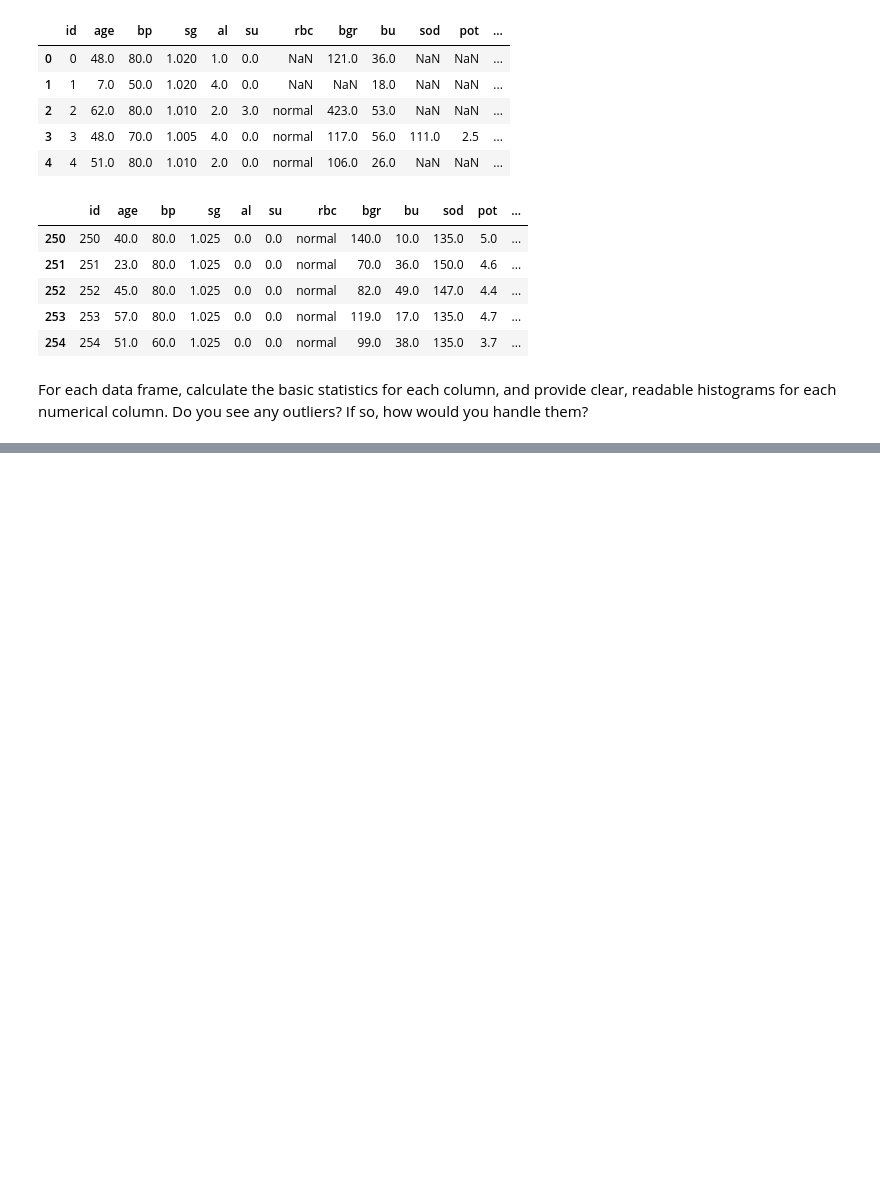
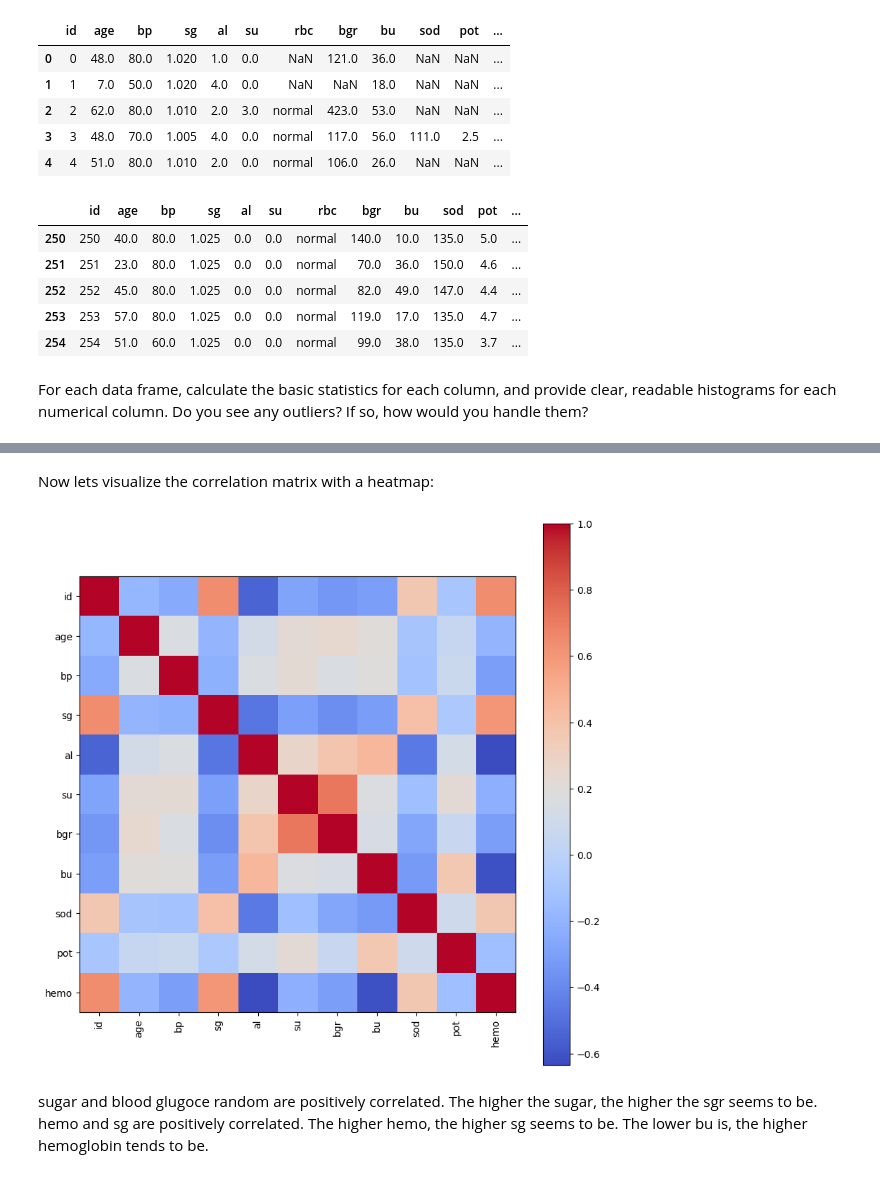
Before and after one commit to japuter/munDkko, a Jupyter notebook: assigment1.ipynb, the cells around one changed output, grey strips where cells are left out. Cells and saved outputs as stored; diff of their text form; code cells hidden in the pictures; blank space fills up the shorter version.

```diff
--- a/assigment1.ipynb
+++ b/assigment1.ipynb
@@ -193,0 +227,3 @@ import matplotlib.pyplot as pltimport matplotlib.pyplot as plt
+# %%
+corr = df.select_dtypes(include=['number']).corr()
+corr
@@ -193,0 +243,15 @@ import matplotlib.pyplot as pltimport matplotlib.pyplot as plt
+# %% [markdown]
+Now lets visualize the correlation matrix with a heatmap:
+# %%
+plt.figure(figsize=(10, 10))
+plt.imshow(corr, cmap='coolwarm', interpolation='none')
+plt.colorbar()
+plt.xticks(range(len(corr)), corr.columns, rotation=90)
+plt.yticks(range(len(corr)), corr.columns)
+plt.show()
+# %% [output]
+[figure, added]
+# %% [markdown]
+sugar and blood glugoce random are positively correlated. The higher the sugar, the higher the sgr seems to be.
+hemo and sg are positively correlated. The higher hemo, the higher sg seems to be.
+The lower bu is, the higher hemoglobin tends to be.
```
Also changed, not shown: parts of 4 cells of this notebook.
